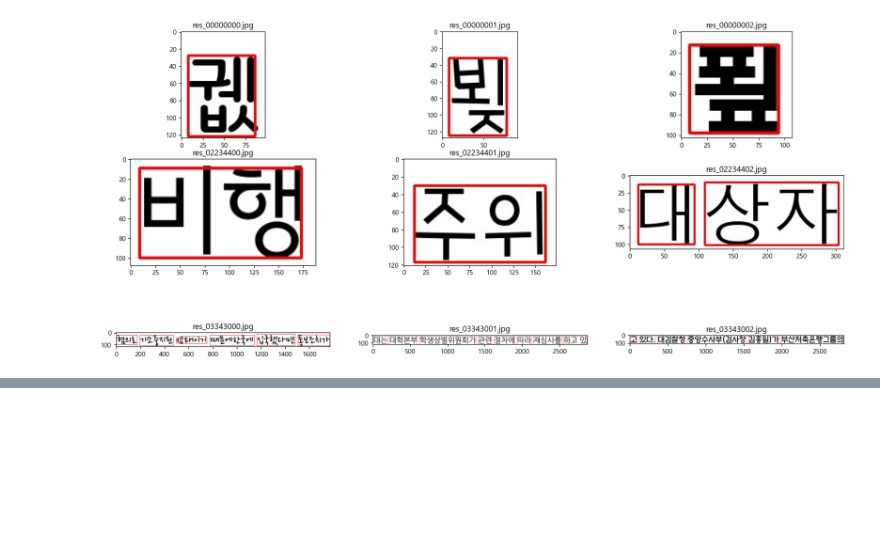
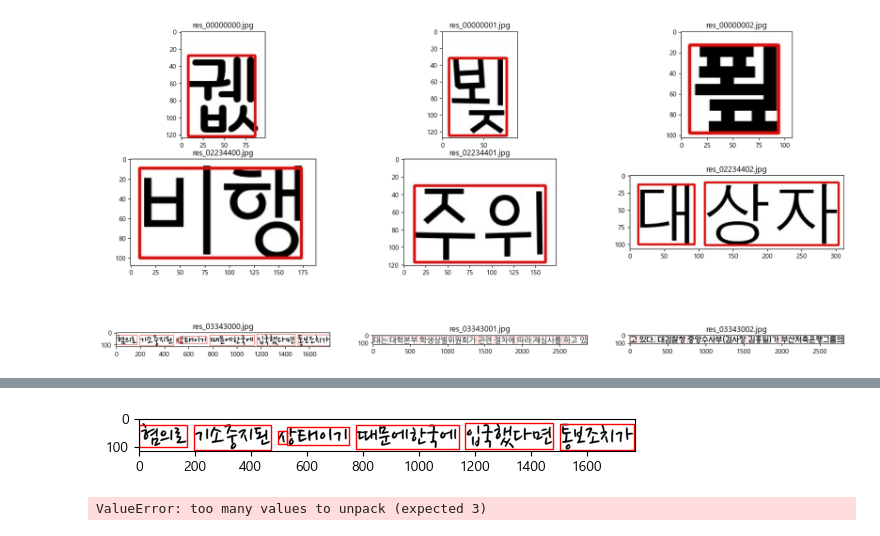
Before and after one commit to Hyunwook-Kwon/KoreanOCR, a Jupyter notebook: main.ipynb, the cells around one changed output, grey strips where cells are left out. Cells and saved outputs as stored; diff of their text form; code cells hidden in the pictures; blank space fills up the shorter version.

```diff
--- a/main.ipynb
+++ b/main.ipynb
@@ -136,0 +202,61 @@ for i in detected_list:
+# %%
+#다음과 같이 시각화를 간소화 하였음.
+train_dataset.__plotting__(6)
+# %% [output]
+[figure, added]
+# %%
+import torch
+import torch.nn as nn
+import torch.optim as optim
+from torch.utils.data import DataLoader
+from crnn_utils.dataset import CustomDatasetWithBoundingBox, collate_fn, get_dataloader
+from crnn_utils.model import CRNN
+from torchvision import transforms
+import matplotlib.pyplot as plt
+from matplotlib.patches import Polygon
+import os
+
+# 학습에 사용할 데이터 경로 및 설정
+data_path = 'E:/dataset/korean/korean/text_print'
+batch_size = 64
+learning_rate = 0.001
+num_epochs = 10
+
+# 데이터셋 및 데이터로더 정의
+
+train_loader = get_dataloader(json_path= os.path.join(data_path,'printed_data_info.json'), origin_data_path='./test',result_data_path='./result', batch_size=8, num_workers=0)
+
+criterion = nn.CTCLoss(blank=0)
+model = CRNN(32, 1, 37, 256)
+optimizer = optim.Adam(model.parameters(), lr=0.001)
+
+# 학습
+num_epochs = 10
+for epoch in range(num_epochs):
+    model.train()
+    total_loss = 0.0
+
+    for data in train_loader:
+        images, bounding_boxes, labels = data
+    # ...
+        # Optimizer 초기화
+        optimizer.zero_grad()
+
+        # 모델에 데이터 전달
+        outputs = model(images)
+
+        # 손실 계산
+        loss = criterion(outputs, labels)
+
+        # 역전파 및 가중치 업데이트
+        loss.backward()
+        optimizer.step()
+
+        total_loss += loss.item()
+
+    print(f'Epoch {epoch + 1}, Loss: {total_loss / len(train_loader)}')
+
+# 학습된 모델 저장
+torch.save(crnn.state_dict(), 'crnn_model.pth')
+# %% [output]
+ValueError: too many values to unpack (expected 3)
```
Also changed, not shown: parts of 11 cells of this notebook, 8 other files.
